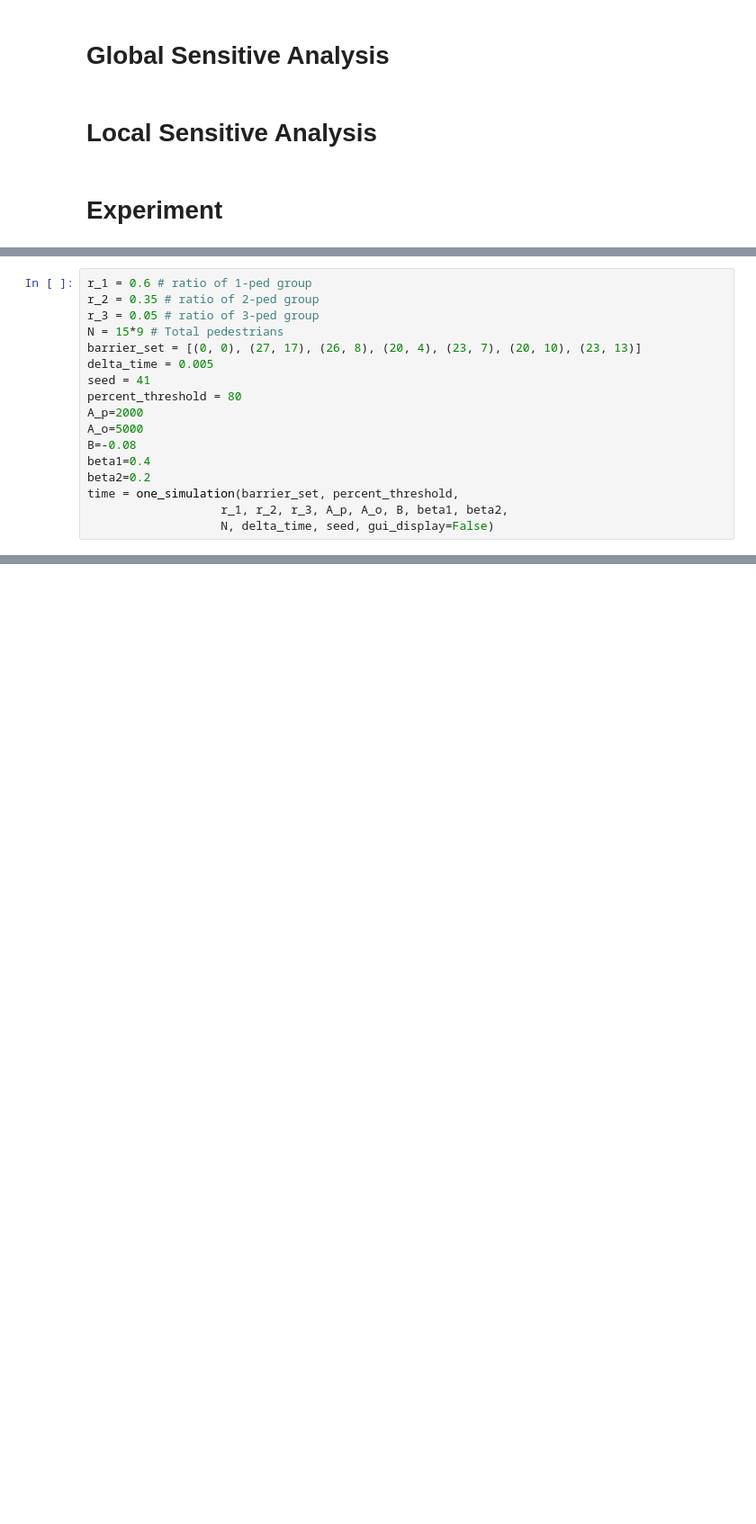
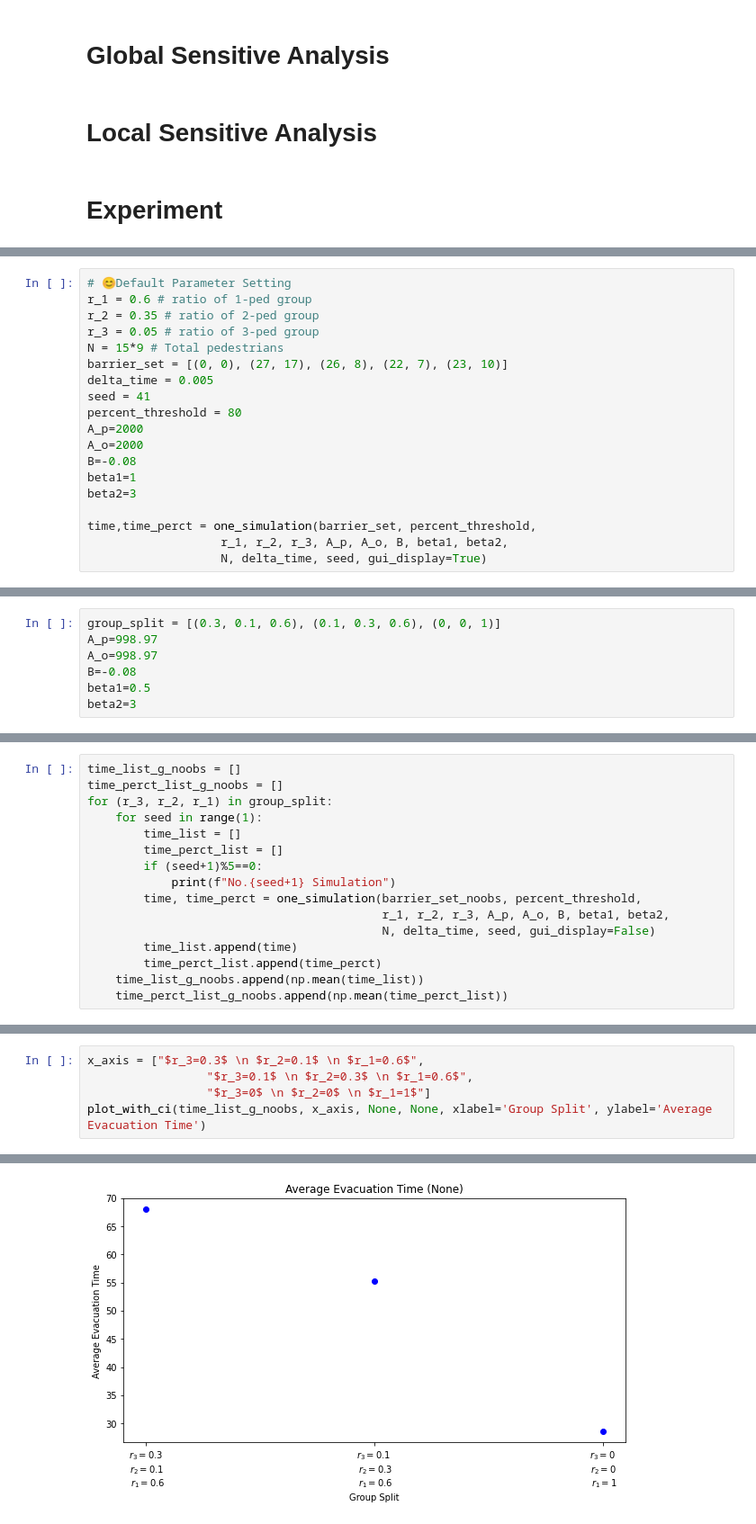
Before and after one commit to ann0215/ABM, a Jupyter notebook: update/experiment.ipynb, the cells around one changed output, grey strips where cells are left out. Shown at 90% size. Saved outputs shown, nothing was run; the diff lists cells and outputs as text; blank space fills up the shorter version.

```diff
--- a/update/experiment.ipynb
+++ b/update/experiment.ipynb
@@ -125,17 +128,19 @@ Time when 100% of people moved out: 57.735 seconds
 # %%
+# 😊Default Parameter Setting
 r_1 = 0.6 # ratio of 1-ped group
 r_2 = 0.35 # ratio of 2-ped group
 r_3 = 0.05 # ratio of 3-ped group
 N = 15*9 # Total pedestrians
-barrier_set = [(0, 0), (27, 17), (26, 8), (20, 4), (23, 7), (20, 10), (23, 13)]
+barrier_set = [(0, 0), (27, 17), (26, 8), (22, 7), (23, 10)]
 delta_time = 0.005
 seed = 41
 percent_threshold = 80
 A_p=2000
-A_o=5000
+A_o=2000
 B=-0.08
-beta1=0.4
-beta2=0.2
-time = one_simulation(barrier_set, percent_threshold,
+beta1=1
+beta2=3
+
+time,time_perct = one_simulation(barrier_set, percent_threshold,
                    r_1, r_2, r_3, A_p, A_o, B, beta1, beta2,
-                   N, delta_time, seed, gui_display=False)
+                   N, delta_time, seed, gui_display=True)
@@ -147,0 +439,7 @@ Time when 100% of people moved out: 57.735 seconds
+# %%
+group_split = [(0.3, 0.1, 0.6), (0.1, 0.3, 0.6), (0, 0, 1)]
+A_p=998.97
+A_o=998.97
+B=-0.08
+beta1=0.5
+beta2=3
@@ -147,0 +448,16 @@ Time when 100% of people moved out: 57.735 seconds
+# %%
+time_list_g_noobs = []
+time_perct_list_g_noobs = []
+for (r_3, r_2, r_1) in group_split:
+    for seed in range(1):
+        time_list = []
+        time_perct_list = []
+        if (seed+1)%5==0:
+            print(f"No.{seed+1} Simulation")
+        time, time_perct = one_simulation(barrier_set_noobs, percent_threshold,
+                                          r_1, r_2, r_3, A_p, A_o, B, beta1, beta2,
+                                          N, delta_time, seed, gui_display=False)
+        time_list.append(time)
+        time_perct_list.append(time_perct)
+    time_list_g_noobs.append(np.mean(time_list))
+    time_perct_list_g_noobs.append(np.mean(time_perct_list))
@@ -147,0 +470,6 @@ Time when 100% of people moved out: 57.735 seconds
+# %%
+x_axis = ["$r_3=0.3$ \n $r_2=0.1$ \n $r_1=0.6$",
+                 "$r_3=0.1$ \n $r_2=0.3$ \n $r_1=0.6$",
+                 "$r_3=0$ \n $r_2=0$ \n $r_1=1$"]
+plot_with_ci(time_list_g_noobs, x_axis, None, None, xlabel='Group Split', ylabel='Average Evacuation Time')
+# %% [output]
@@ -147,0 +477 @@ Time when 100% of people moved out: 57.735 seconds
+[figure, added]
```
Also changed, not shown: parts of 34 cells of this notebook, 1 other file.
